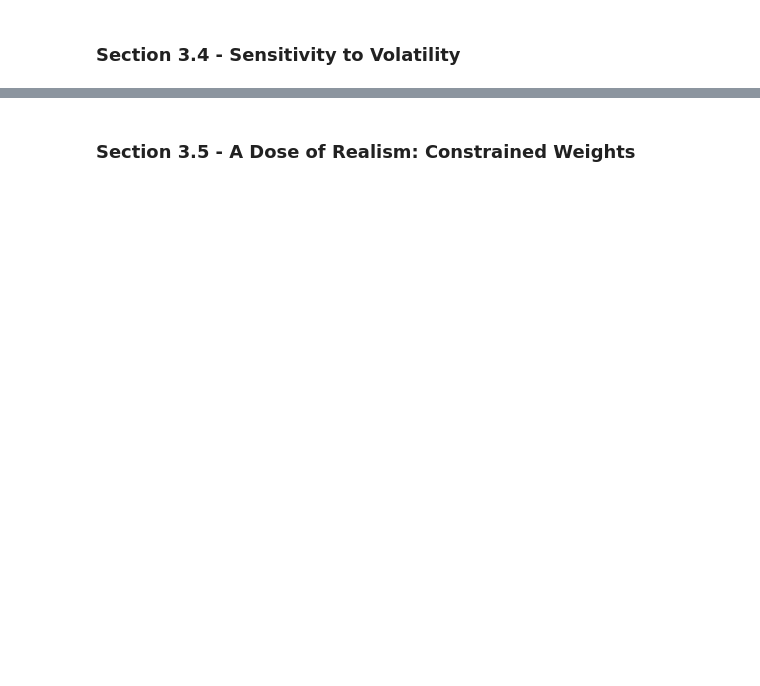
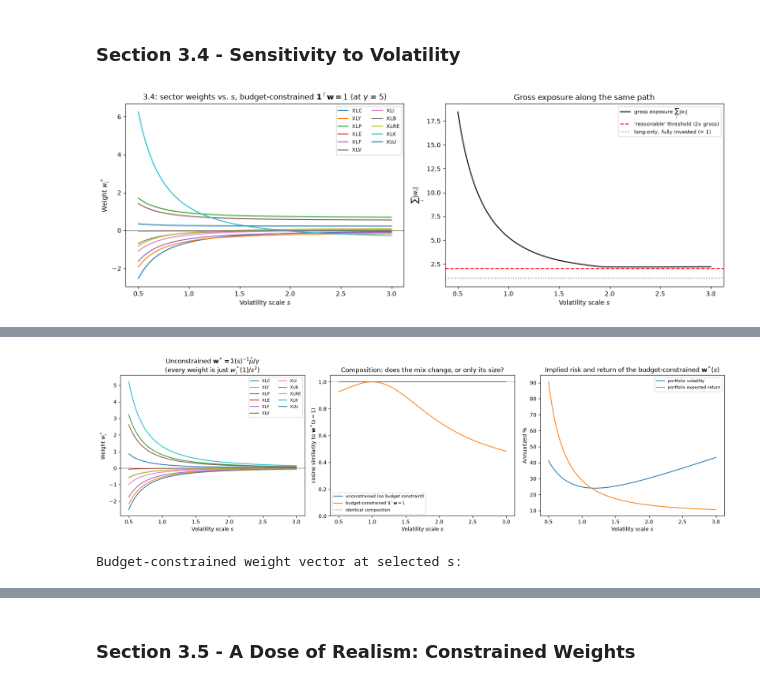
Before and after one commit to tzs7ch/stat4170-adam, a Jupyter notebook: case-studies/cs1/cs1_pipeline.ipynb, the cells around one changed output, grey strips where cells are left out. Cells and saved outputs as stored; diff of their text form; code cells hidden in the pictures; blank space fills up the shorter version.

```diff
--- a/case-studies/cs1/cs1_pipeline.ipynb
+++ b/case-studies/cs1/cs1_pipeline.ipynb
@@ -671,2 +1045,80 @@ The important part is that this is entirely an estimation problem, not a propert
 # %% [markdown]
 ### Section 3.4 - Sensitivity to Volatility
+# %%
+# --- 3.4: Sigma(s) = (sD) C (sD) -- scale every volatility by s, leave every correlation alone ---
+def sigma_scaled(s):
+    Ds = s * D_base
+    return np.outer(Ds, Ds) * C_base
+
+
+S_GRID = np.linspace(0.5, 3.0, 101)
+W_s = weight_path(S_GRID, lambda s: mpt_weights(mu_base, sigma_scaled(s), GAMMA_BASE))
+# The same sweep without the budget constraint: w*_unc = (1/gamma) Sigma(s)^-1 mu
+W_s_unc = weight_path(S_GRID, lambda s: np.linalg.solve(sigma_scaled(s), mu_base) / GAMMA_BASE)
+
+diag_s = plot_weight_path(
+    W_s, r"Volatility scale $s$",
+    rf"3.4: sector weights vs. $s$, budget-constrained $\mathbf{{1}}^\intercal \mathbf{{w}} = 1$ (at $\gamma$ = {GAMMA_BASE:g})",
+)
+
+# Structural checks: does the construction do what it claims, and how does w* respond?
+print(f"Sigma(s) = s^2 * Sigma_base at s=2: {np.allclose(sigma_scaled(2.0), 4 * Sigma_base)}")
+S2 = sigma_scaled(2.0)
+print(f"Correlations unchanged at s=2: {np.allclose(S2 / np.outer(np.sqrt(np.diag(S2)), np.sqrt(np.diag(S2))), C_base)}")
+w_unc_1 = np.linalg.solve(Sigma_base, mu_base) / GAMMA_BASE      # the s = 1 unconstrained solution
+print(f"Unconstrained w*(s) is exactly w*(1)/s^2 at every s: "
+      f"{np.allclose(W_s_unc.values, np.outer(1 / S_GRID**2, w_unc_1))}")
+print(f"Budget-constrained: scaling volatility by s == raising gamma to gamma*s^2 (checked at s=2): "
+      f"{np.allclose(mpt_weights(mu_base, sigma_scaled(2.0), GAMMA_BASE), mpt_weights(mu_base, Sigma_base, GAMMA_BASE * 4))}")
+print(f"Two-fund form  w*(s) = w_minvar + z_tilt / (gamma s^2)  holds along the whole grid: "
+      f"{np.allclose(W_s.values, w_minvar + np.outer(1 / (GAMMA_BASE * S_GRID**2), z_tilt))}")
+
+# Composition vs. scale: cosine similarity to the s = 1 portfolio isolates direction from size.
+w_s1 = mpt_weights(mu_base, Sigma_base, GAMMA_BASE)
+w_s1_unc = w_unc_1
+cos_con = W_s.values @ w_s1 / (np.linalg.norm(W_s.values, axis=1) * np.linalg.norm(w_s1))
+cos_unc = W_s_unc.values @ w_s1_unc / (np.linalg.norm(W_s_unc.values, axis=1) * np.linalg.norm(w_s1_unc))
+vol_ann = np.array([np.sqrt(W_s.iloc[i].values @ sigma_scaled(s) @ W_s.iloc[i].values * 252) * 100
+                    for i, s in enumerate(S_GRID)])
+ret_ann = W_s.values @ mu_base * 252 * 100
+
+fig, axes = plt.subplots(1, 3, figsize=(17, 5))
+
+for t in TICKERS:
+    axes[0].plot(S_GRID, W_s_unc[t], label=t)
+axes[0].axhline(0, color="gray", linewidth=1)
+axes[0].set_xlabel("Volatility scale $s$")
+axes[0].set_ylabel(r"Weight $w_i^*$")
+axes[0].set_title(r"Unconstrained $\mathbf{w}^* = \Sigma(s)^{-1}\hat{\mu}/\gamma$" "\n" r"(every weight is just $w_i^*(1)/s^2$)")
+axes[0].legend(ncol=2, fontsize=8)
+
+axes[1].plot(S_GRID, cos_unc, label="unconstrained (no budget constraint)")
+axes[1].plot(S_GRID, cos_con, label=r"budget-constrained $\mathbf{1}^\intercal\mathbf{w}=1$")
+axes[1].axhline(1.0, color="gray", linestyle=":", label="identical composition")
+axes[1].set_ylim(0, 1.05)
+axes[1].set_xlabel("Volatility scale $s$")
+axes[1].set_ylabel(r"cosine similarity to $\mathbf{w}^*(s=1)$")
+axes[1].set_title("Composition: does the mix change, or only its size?")
+axes[1].legend(fontsize=8)
+
+axes[2].plot(S_GRID, vol_ann, label="portfolio volatility")
+axes[2].plot(S_GRID, ret_ann, label="portfolio expected return")
+axes[2].set_xlabel("Volatility scale $s$")
+axes[2].set_ylabel("Annualized %")
+axes[2].set_title("Implied risk and return of the budget-constrained $\\mathbf{w}^*(s)$")
+axes[2].legend(fontsize=8)
+
+plt.tight_layout(); plt.show()
+
+S_SHOW = [0.5, 1.0, 1.5, 2.0, 3.0]
+s_table = weight_path(S_SHOW, lambda s: mpt_weights(mu_base, sigma_scaled(s), GAMMA_BASE)).T
+s_table.columns = [f"s={s:g}" for s in S_SHOW]
+print("\nBudget-constrained weight vector at selected s:")
+display(s_table.round(3))
+s_summary = path_diagnostics(weight_path(S_SHOW, lambda s: mpt_weights(mu_base, sigma_scaled(s), GAMMA_BASE)))
+s_summary["gross (unconstrained)"] = [np.abs(np.linalg.solve(sigma_scaled(s), mu_base) / GAMMA_BASE).sum() for s in S_SHOW]
+s_summary["portfolio vol (ann %)"] = [np.sqrt(mpt_weights(mu_base, sigma_scaled(s), GAMMA_BASE) @ sigma_scaled(s)
+                                              @ mpt_weights(mu_base, sigma_scaled(s), GAMMA_BASE) * 252) * 100 for s in S_SHOW]
+display(s_summary.round(2))
+# %% [output]
+[figure, added]
@@ -672,0 +1130,2 @@ The important part is that this is entirely an estimation problem, not a propert
+[figure, added]
+Budget-constrained weight vector at selected s:
```
Also changed, not shown: parts of 18 cells of this notebook.
